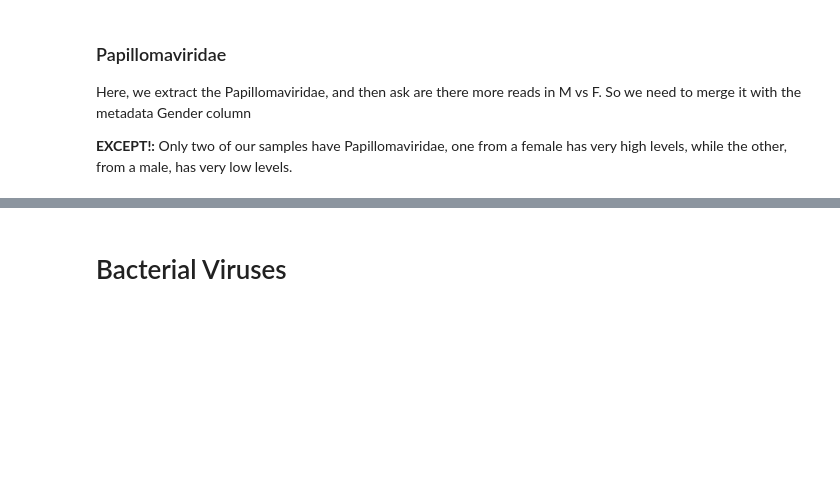
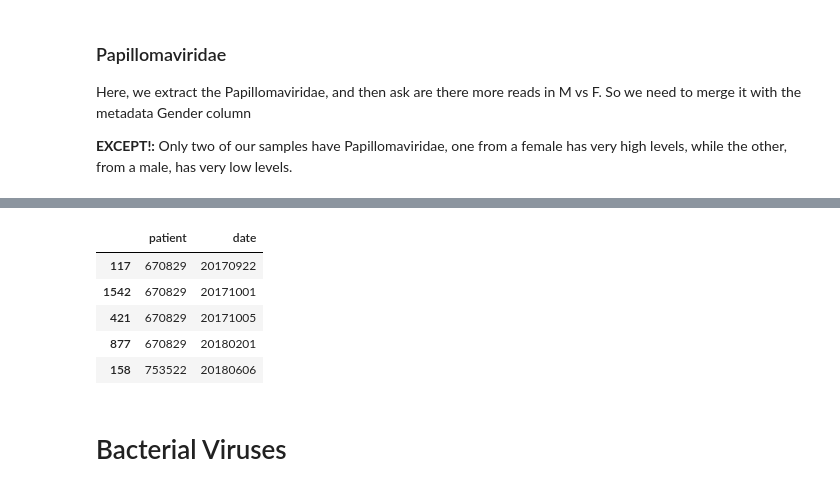
Before and after one commit to linsalrob/CF_2024, a Jupyter notebook: hecatomb/Viral Analysis.ipynb, the cells around one changed output, grey strips where cells are left out. Saved outputs shown, nothing was run; the diff lists cells and outputs as text; code cells hidden in the pictures; blank space fills up the shorter version.

```diff
--- a/hecatomb/Viral Analysis.ipynb
+++ b/hecatomb/Viral Analysis.ipynb
@@ -461,3 +539,12 @@ papvg[['patient', 'date', 'Gender', 'genus']]
+# %%
+virusesFiltHost[(virusesFiltHost.patient == '670829') | (virusesFiltHost.patient == '753522')][['patient', 'date']].drop_duplicates().sort_values(by = ['patient', 'date'])
+# %% [output]
+|  | patient | date |
+| 117 | 670829 | 20170922 |
+| 1542 | 670829 | 20171001 |
+| 421 | 670829 | 20171005 |
+| 877 | 670829 | 20180201 |
+| 158 | 753522 | 20180606 |
 # %% [markdown]
 # Bacterial Viruses
 # %%
```
Also changed, not shown: parts of 16 cells of this notebook, 2 other files.
